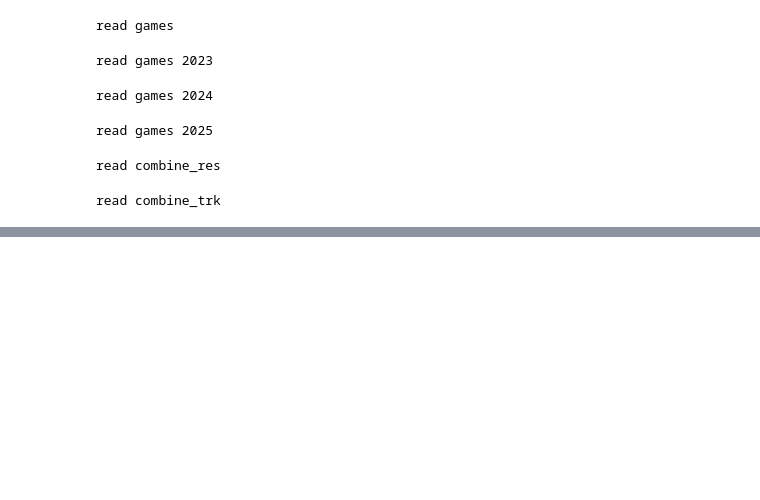
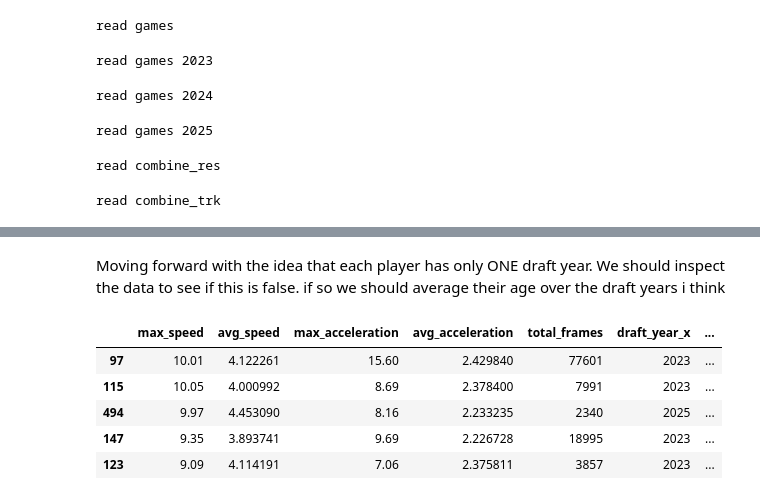
Before and after one commit to csilva1-eng/combine_project, a Jupyter notebook: cis4930_project.ipynb, the cells around one changed output, grey strips where cells are left out. Cells and saved outputs as stored; diff of their text form; code cells hidden in the pictures; blank space fills up the shorter version.

```diff
--- a/cis4930_project.ipynb
+++ b/cis4930_project.ipynb
@@ -259,5 +214,14 @@ scale_columns = ['max_speed', 'avg_speed',
 
 #=============================================================================END cleaning game_[year]=================================================
+# %%
+all_aggr_games_trk_df = all_aggr_games_trk_df.groupby(
+    ['nfl_id']).agg(
+    max_speed=('max_speed','max'),
+    avg_speed=('avg_speed', 'mean'),
+    max_acceleration=('max_acceleration','max'),
+    avg_acceleration=('avg_acceleration','mean'),
+    total_frames=('total_frames','sum')
+).reset_index()
 # %%
 #==================================================== begin clean player csv================================
 player_df['Age'] = ((pd.to_datetime(player_df['draft_year'], format='%Y') - pd.to_datetime(player_df['birth_date'])).dt.days / 365.25).astype(int)
@@ -285,11 +249,16 @@ Index(['nfl_id', 'max_speed', 'avg_speed', 'max_acceleration',
 # %%
-X = ML_df.drop(columns = 'draft_overall_pick')
+X = ML_df.drop(columns = ['draft_overall_pick', 'nfl_id'])
 y = ML_df['draft_overall_pick']
 # %%
 
 X_train, X_test, y_train, y_test = train_test_split(
-    X, y, test_size=0.2, random_state=42, shuffle=True
+    X, y, test_size=0.2, random_state=42, stratify = ML_df['combine_position']
 )
 # %%
 # pd.reset_option('display.max_columns')
-X_train.head()
+# pd.set_option('display.max_columns', None)
+# X_train.head()
+
+X_train_by_position = {name: group for name, group in X_train.groupby('combine_position')}
+# mapToOffense = {"WR": "Offense", "TE": "Offense", "OL": "Offense",
+                # "DL": "Defense", "DB": "Defense"}
@@ -388,0 +265,15 @@ player_crr_df.head()
+# %% [markdown]
+Moving forward with the idea that each player has only ONE draft year. We should inspect the data to see
+if this is false. if so we should average their age over the draft years i think
+# %%
+pd.set_option('display.max_columns', None)
+# check if multiple ids
+# check if
+X_train_by_position['WR'].loc[X_train_by_position['WR']['draft_year_x'].duplicated(keep=False)].head()
+# %% [output]
+|  | max_speed | avg_speed | max_acceleration | avg_acceleration | total_frames | draft_year_x | ... |
+| 97 | 10.01 | 4.122261 | 15.60 | 2.429840 | 77601 | 2023 | ... |
+| 115 | 10.05 | 4.000992 | 8.69 | 2.378400 | 7991 | 2023 | ... |
+| 494 | 9.97 | 4.453090 | 8.16 | 2.233235 | 2340 | 2025 | ... |
+| 147 | 9.35 | 3.893741 | 9.69 | 2.226728 | 18995 | 2023 | ... |
+| 123 | 9.09 | 4.114191 | 7.06 | 2.375811 | 3857 | 2023 | ... |
```
Also changed, not shown: parts of 38 cells of this notebook.
